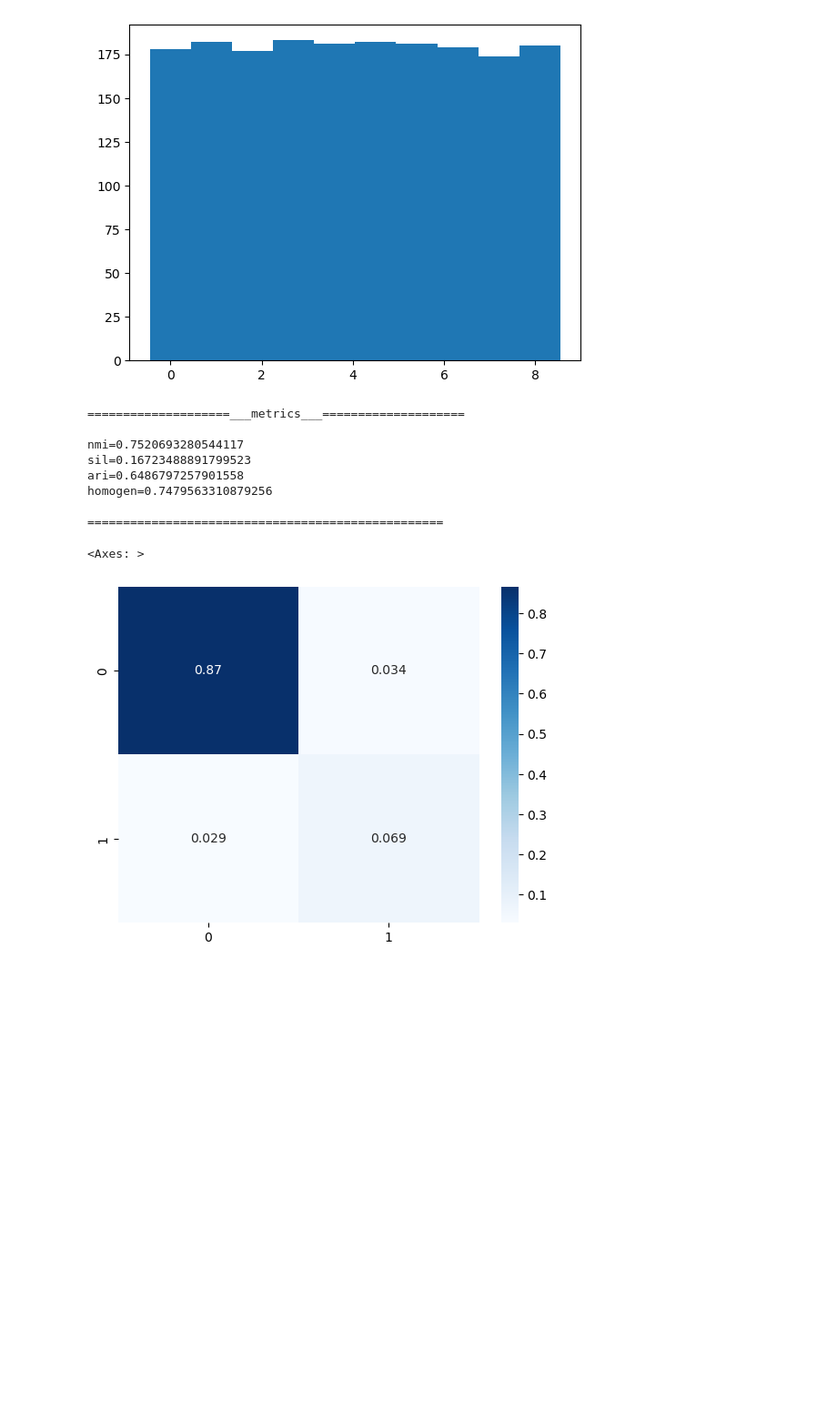
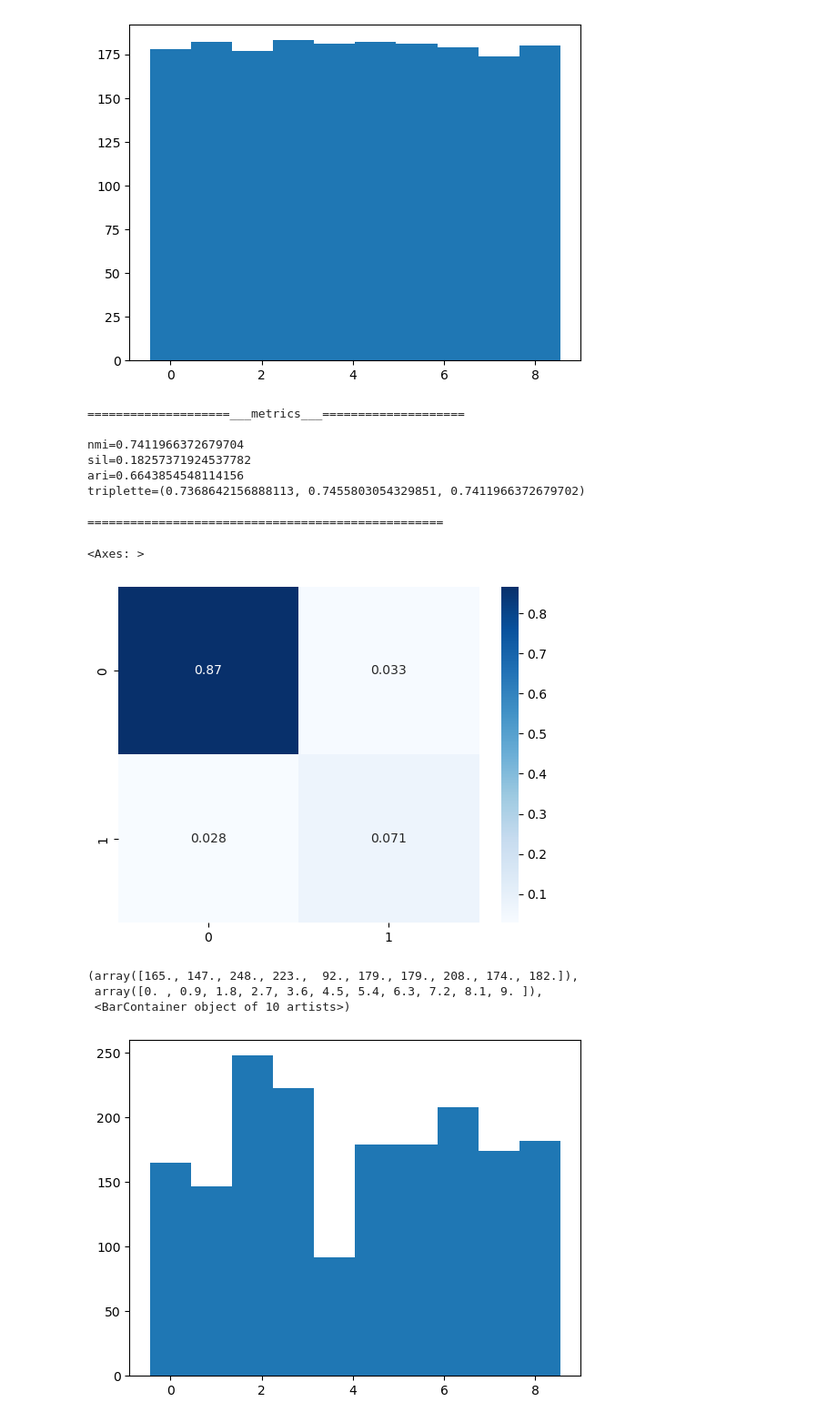
Before and after one commit to Insiares/simplon_datai_2025, a Jupyter notebook: Clustering/K_means_mnist.ipynb, the cells around one changed output. Shown at 91% size. Drawn from its saved outputs; the diff is of its cells as text; code cells hidden in the pictures; blank space fills up the shorter version.

```diff
--- a/Clustering/K_means_mnist.ipynb
+++ b/Clustering/K_means_mnist.ipynb
@@ -51,36 +57,42 @@ plt.hist(y, bins=10, align='left')
  <BarContainer object of 10 artists>)
 [figure]
 # %%
-#split
-x_train, x_test, y_train, y_test = train_test_split(x, y)
-
 #model
 cluster = KMeans(n_clusters=10)
-cluster.fit(x_train)
-y_hat = cluster.predict(x_test)
+cluster.fit(x)
+y_hat = cluster.predict(x)
 
 #eval
-nmi = normalized_mutual_info_score(y_test, y_hat)
+nmi = normalized_mutual_info_score(y, y_hat)
 print('\n'+20*'='+'___metrics___'+20*'='+'\n')
 print(f'{nmi=}')
-sil = silhouette_score(x_test, y_hat)
+sil = silhouette_score(x, y_hat)
 print(f'{sil=}')
-ari = adjusted_rand_score(y_test,y_hat)-
+ari = adjusted_rand_score(y,y_hat)
 print(f'{ari=}')
-homogen = homogeneity_score(y_test, y_hat)
-print(f'{homogen=}')
+triplette = homogeneity_completeness_v_measure(y, y_hat)
+print(f'{triplette=}')
 print('\n'+50*'=')
-pairmatrix = pair_confusion_matrix(y_test, y_hat)
+pairmatrix = pair_confusion_matrix(y, y_hat)
 pairmatrix = pairmatrix /pairmatrix.sum()
 sns.heatmap(pairmatrix, annot=True, cbar= True, cmap = 'Blues')
 # %% [output]
 ====================___metrics___====================
 
-nmi=0.7520693280544117
-sil=0.16723488891799523
-ari=0.6486797257901558
-homogen=0.7479563310879256
+nmi=0.7411966372679704
+sil=0.18257371924537782
+ari=0.6643854548114156
+triplette=(0.7368642156888113, 0.7455803054329851, 0.7411966372679702)
 
 ==================================================
 <Axes: >
 [figure]
+# %%
+#results distribution
+plt.hist(y_hat, bins=10, align='left')
+# it looks relatively good for unsupervised learning, though one label seems to be largy missclassed
+# %% [output]
+(array([165., 147., 248., 223.,  92., 179., 179., 208., 174., 182.]),
+ array([0. , 0.9, 1.8, 2.7, 3.6, 4.5, 5.4, 6.3, 7.2, 8.1, 9. ]),
+ <BarContainer object of 10 artists>)
+[figure, added]
```
Also changed, not shown: parts of 7 cells of this notebook, 1 other file.
